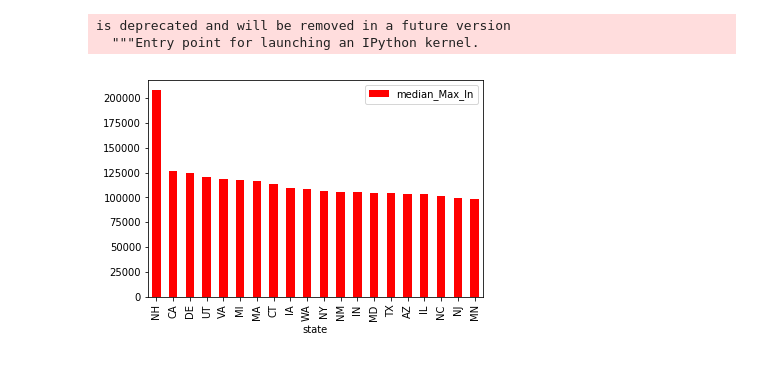
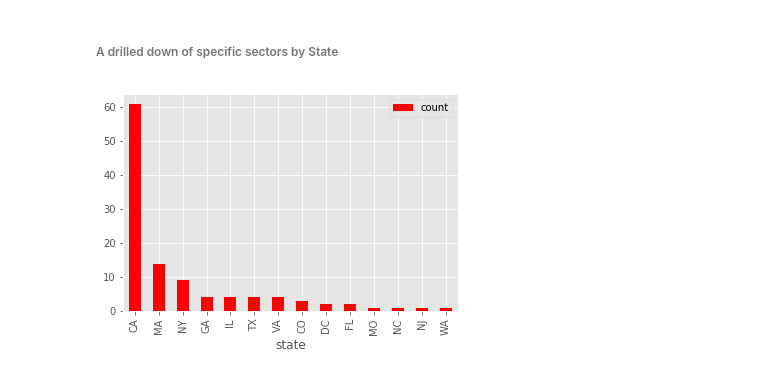
Before and after one commit to patricekontchou/Web_scraping_project, a Jupyter notebook: Data_Analysis_and_visualization.ipynb, the cells around one changed output. Saved outputs shown, nothing was run; the diff lists cells and outputs as text; code cells hidden in the pictures.

```diff
--- a/Data_Analysis_and_visualization.ipynb
+++ b/Data_Analysis_and_visualization.ipynb
@@ -3,3 +3,4 @@ import pandas as pd
 import numpy as np
 import re
 from matplotlib import pyplot as plt
+plt.style.use('ggplot')
@@ -45 +37,4 @@ Name: sector, Length: 634, dtype: object
+# %%
+#Convert Year founded to int
+job_df.year_founded = job_df.year_founded.map(lambda x: int(x) if type(x) is not float and len(x) in range(1,6) else 0)
 # %%
@@ -59,8 +60,8 @@ top_20.plot.bar(color='r');
+# %% [markdown]
+###### A drilled down of specific sectors by State
 # %%
-job_df.groupby('state')['max_salary'].agg({'median_Max_In':'median'}\
-                                         ).sort_values('median_Max_In',ascending=False).head(20).plot.bar(color='r');
-#.sort_values('median',ascending=False).head(20).plot.bar()
+sector_st = job_df[job_df.sector == 'Information Technology']
+sector_st.groupby(['state'])['state'].agg(['count']\
+                                                ).sort_values('count',ascending=False).head(20).plot.bar(color='r');
 # %% [output]
-is deprecated and will be removed in a future version
-  """Entry point for launching an IPython kernel.
-[figure, old version]
+[figure, new version]
```
Also changed, not shown: parts of 41 cells of this notebook.
